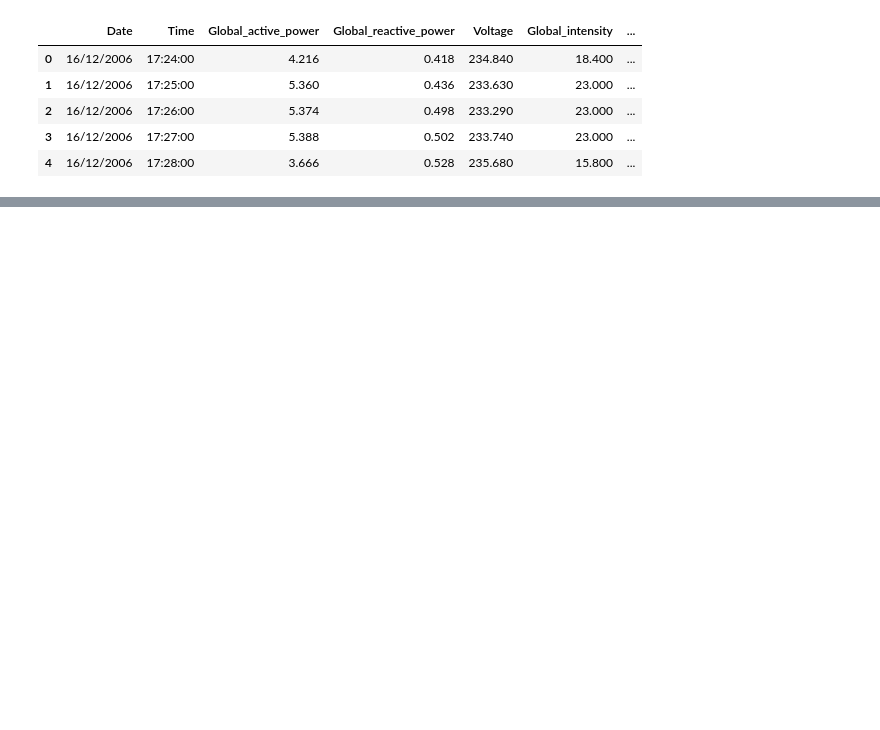
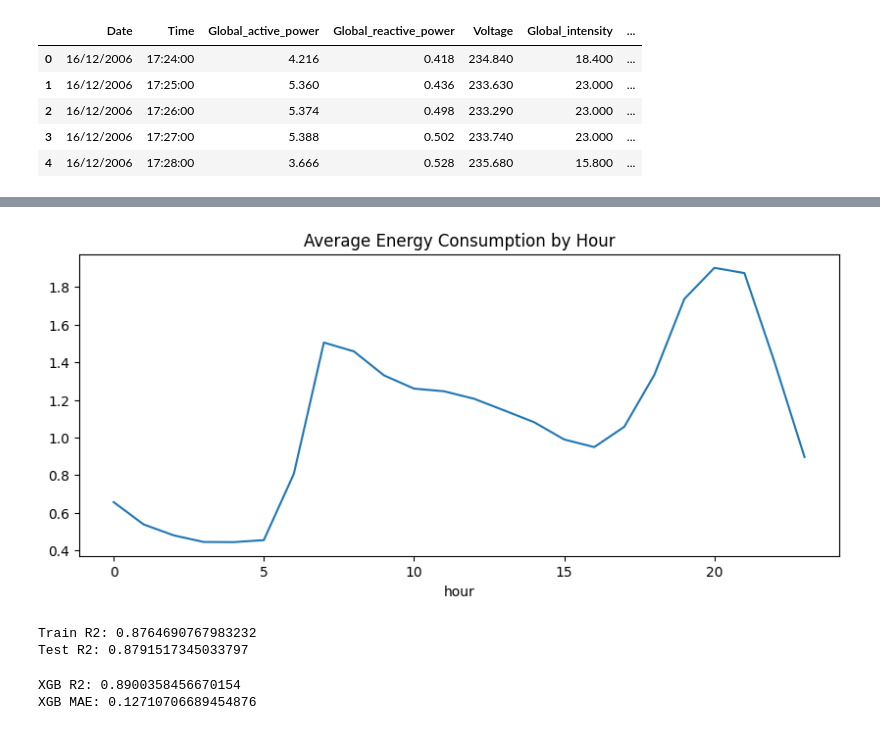
Before and after one commit to mohitgthb/OptiWatt, a Jupyter notebook: notebooks/01_data_preprocessing.ipynb, the cells around one changed output, grey strips where cells are left out. Saved outputs shown, nothing was run; the diff lists cells and outputs as text; code cells hidden in the pictures; blank space fills up the shorter version.

```diff
--- a/notebooks/01_data_preprocessing.ipynb
+++ b/notebooks/01_data_preprocessing.ipynb
@@ -404,0 +66,5 @@ X.head()
+# %%
+df = df.sort_values("Datetime")
+df = df.set_index("Datetime")
+# %%
+df = df.drop(columns=["Date", "Time"])
@@ -404,0 +80,24 @@ X.head()
+# %%
+# Create lag features BEFORE dropping Global_active_power
+HORIZON = 1
+
+for lag in [1, 2, 5, 10, 30, 60]:
+    df[f'lag_{lag}'] = df['Global_active_power'].shift(lag)
+
+# Create rolling features
+df['rolling_mean_30'] = df['Global_active_power'].shift(HORIZON).rolling(10).mean()
+df['rolling_std_30']  = df['Global_active_power'].shift(HORIZON).rolling(10).std()
+
+# NOW drop the leaky features
+leaky_features = [
+    "Global_active_power",
+    "Global_intensity",
+    "Sub_metering_1",
+    "Sub_metering_2",
+    "Sub_metering_3"
+]
+
+df = df.drop(columns=leaky_features)
+
+# Drop rows with NaN values created by lag/rolling operations
+df = df.dropna()
@@ -404,0 +147,39 @@ X.head()
+# %%
+df["hour"] = df.index.hour
+
+df.groupby("hour")["target"].mean().plot(
+    title="Average Energy Consumption by Hour",
+    figsize=(10,4)
+)
+plt.show()
+# %% [output]
+[figure, added]
+# %%
+train_pred = model.predict(X_train_scaled)
+
+print("Train R2:", r2_score(y_train, train_pred))
+print("Test R2:", r2_score(y_test, y_pred))
+# %% [output]
+Train R2: 0.8764690767983232
+Test R2: 0.8791517345033797
+# %%
+from xgboost import XGBRegressor
+
+xgb = XGBRegressor(
+    n_estimators=300,
+    max_depth=6,
+    learning_rate=0.05,
+    subsample=0.8,
+    colsample_bytree=0.8,
+    objective="reg:squarederror"
+)
+
+xgb.fit(X_train, y_train)
+
+xgb_pred = xgb.predict(X_test)
+
+print("XGB R2:", r2_score(y_test, xgb_pred))
+print("XGB MAE:", mean_absolute_error(y_test, xgb_pred))
+# %% [output]
+XGB R2: 0.8900358456670154
+XGB MAE: 0.12710706689454876
```
Also changed, not shown: parts of 56 cells of this notebook, 1 other file.
